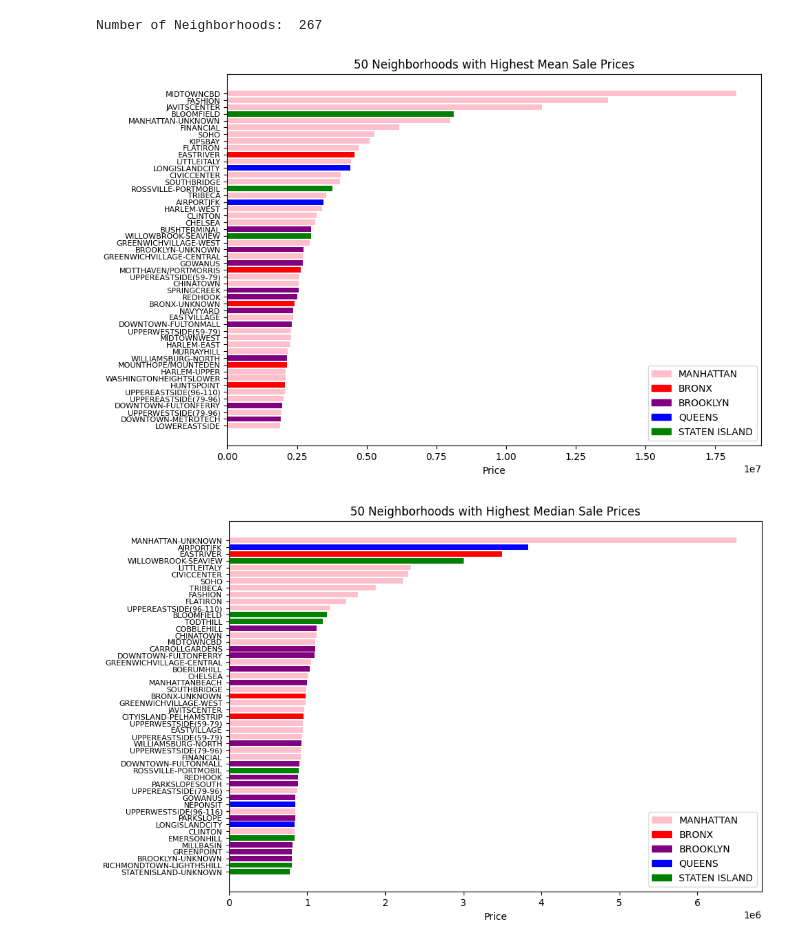
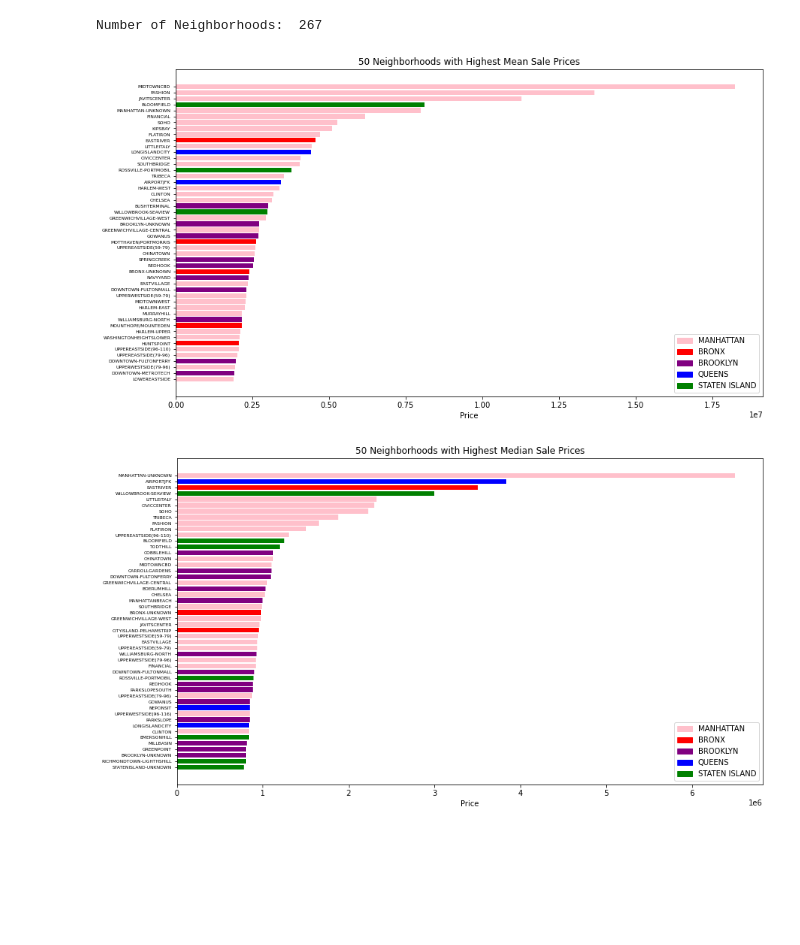
Before and after one commit to rk4197/DS-GA_1007_Project, a Jupyter notebook: code/data_exploration.ipynb, the cells around one changed output. Cells and saved outputs as stored; diff of their text form; code cells hidden in the pictures; blank space fills up the shorter version.

```diff
--- a/code/data_exploration.ipynb
+++ b/code/data_exploration.ipynb
@@ -484,13 +485,13 @@ __First lets look at the Sales Counts, and the Mean, Median, and Sum of Sales by
 # Plot Monthly Count of Sales, and Mean, Median, and Sum of Sales by Borough
 func_list = ['count', 'mean', 'median', 'sum']
 for f in func_list:
-    fig = plt.figure()
+    fig = plt.figure(figsize=(12,8))
     for borough in borough_names:
         weekly_count_borough, monthly_count_borough, yearly_count_borough = get_resampled_sales_data(borough_data[borough], func=f)
         plt.plot(monthly_count_borough, label=borough, color=borough_colors[borough])
     plt.legend(loc="upper right")
     title = "Borough Resampled {} Sales".format(f.upper())
-    plt.title(title)
+    plt.title(title, y=1.05, size=14)
     plt.xlabel("SALE YEAR")
     if f == "count":
         plt.ylabel("SALE COUNT")
@@ -589,29 +590,29 @@ Number of Neighborhoods:  267
 # %%
 # Plot bar graphs of sale prices per for most/least expensive neighborhoods
 n = 50
-figsize = (10,7)
+figsize = (14,8)
 mean_price_n, median_price_n, _, _ = get_saleprice_stats_groupby(data_by_sales, "NEIGHBORHOOD")
 mean_price_n, median_price_n = mean_price_n.sort_values(ascending=True), median_price_n.sort_values(ascending=True)
 
 titles = ["{} Neighborhoods with Highest Mean Sale Prices".format(n),
           "{} Neighborhoods with Highest Median Sale Prices".format(n),
           "{} Neighborhoods with Lowest Mean Sale Prices".format(n),
           "{} Neighborhoods with Lowest Median Sale Prices".format(n)]
 
 price_n = [mean_price_n[-n:],   #top n
            median_price_n[-n:], #top n
            mean_price_n[:n],    #bottom n
            median_price_n[:n]]  #bottom n
 
 for i, price_n in enumerate(price_n):
     fig = plt.figure(figsize=figsize)
     plt.barh(price_n.index, price_n.values, color=get_borough_colors(price_n.index))
     plt.title(titles[i])
     plt.xlabel("Price")
-    plt.yticks(fontsize=8)
+    plt.yticks(fontsize=6)
     plt.legend(handles=[MANH_patch, BRNX_patch, BRKN_patch, QUEE_patch, STIS_patch])
     plt.savefig(os.path.join(figurepath, titles[i]), transparent=True)
     plt.show()
 # %% [output]
-[figure, old version]
+[figure, new version]
-[figure, old version]
+[figure, new version]
```
Also changed, not shown: parts of 20 cells of this notebook.
